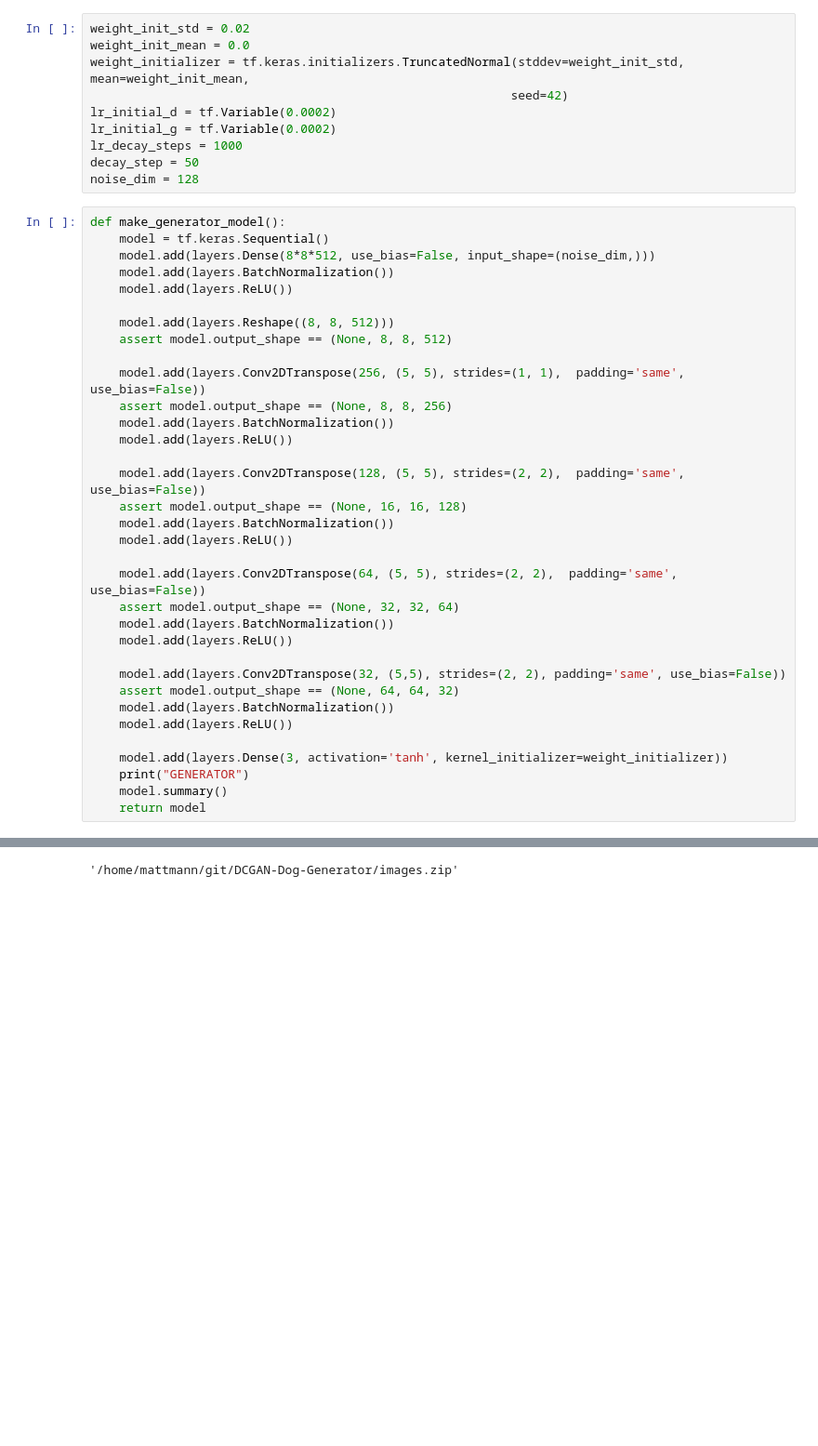
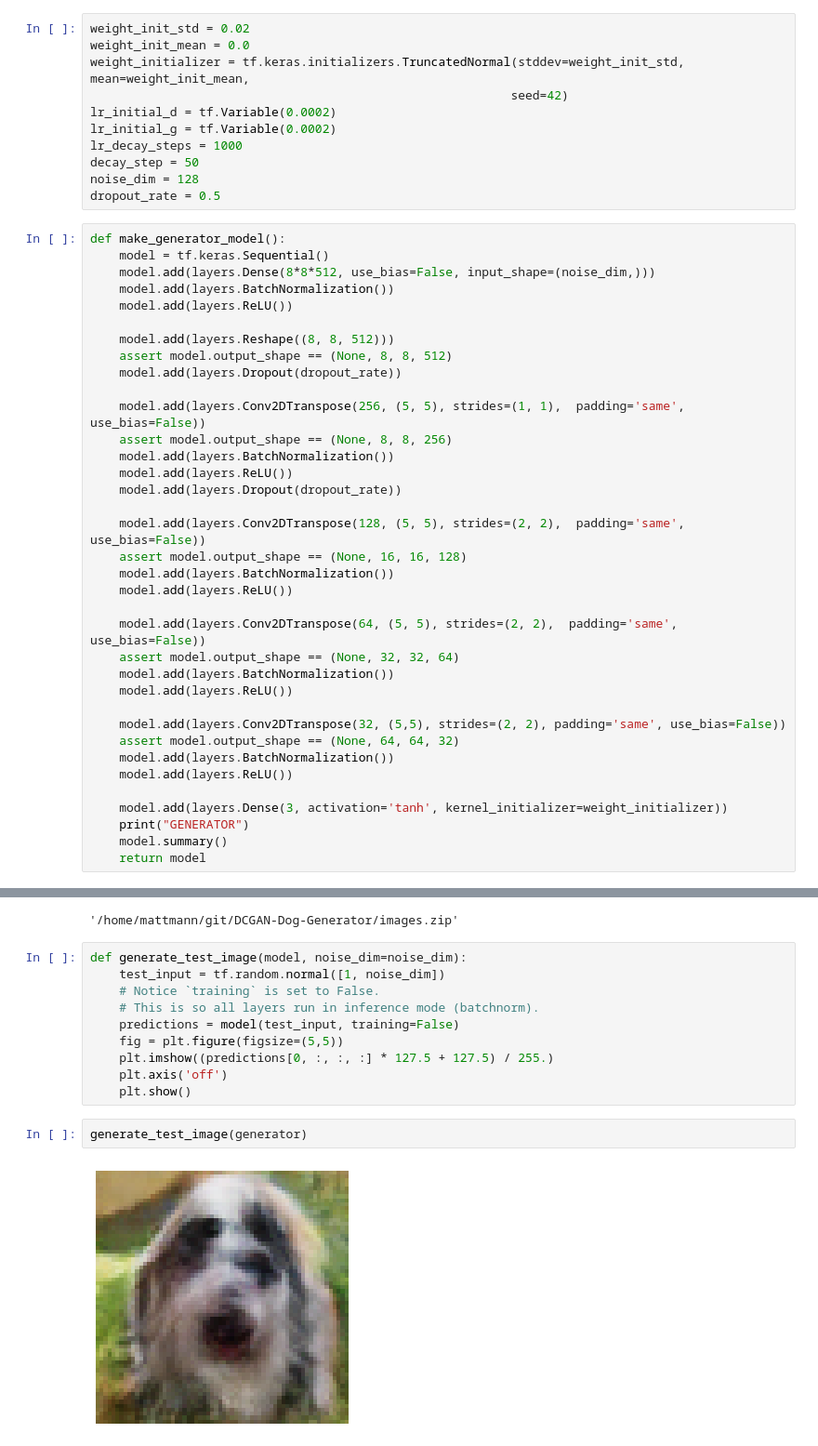
Before and after one commit to chrismattmann/DCGAN-Dog-Generator, a Jupyter notebook: tensorflow2-0-dcgan.ipynb, the cells around one changed output, grey strips where cells are left out. Shown at 93% size. Saved outputs shown, nothing was run; the diff lists cells and outputs as text; blank space fills up the shorter version.

Commit message:
minor updates to the simple generator.

```diff
--- a/tensorflow2-0-dcgan.ipynb
+++ b/tensorflow2-0-dcgan.ipynb
@@ -120,6 +120,7 @@ lr_initial_g = tf.Variable(0.0002)
 lr_decay_steps = 1000
 decay_step = 50
 noise_dim = 128
+dropout_rate = 0.5
 # %%
 def make_generator_model():
     model = tf.keras.Sequential()
@@ -129,11 +130,13 @@ def make_generator_model():
 
     model.add(layers.Reshape((8, 8, 512)))
     assert model.output_shape == (None, 8, 8, 512)
+    model.add(layers.Dropout(dropout_rate))
 
     model.add(layers.Conv2DTranspose(256, (5, 5), strides=(1, 1),  padding='same', use_bias=False))
     assert model.output_shape == (None, 8, 8, 256)
     model.add(layers.BatchNormalization())
     model.add(layers.ReLU())
+    model.add(layers.Dropout(dropout_rate))
 
     model.add(layers.Conv2DTranspose(128, (5, 5), strides=(2, 2),  padding='same', use_bias=False))
     assert model.output_shape == (None, 16, 16, 128)
@@ -463,3 +468,17 @@ if os.path.exists('images.zip'):
 shutil.make_archive('images', 'zip', './output_images')
 # %% [output]
 '/home/mattmann/git/DCGAN-Dog-Generator/images.zip'
+# %%
+def generate_test_image(model, noise_dim=noise_dim):
+    test_input = tf.random.normal([1, noise_dim])
+    # Notice `training` is set to False.
+    # This is so all layers run in inference mode (batchnorm).
+    predictions = model(test_input, training=False)
+    fig = plt.figure(figsize=(5,5))
+    plt.imshow((predictions[0, :, :, :] * 127.5 + 127.5) / 255.)
+    plt.axis('off')
+    plt.show()
+# %%
+generate_test_image(generator)
+# %% [output]
+[figure, added]
```
Also changed, not shown: parts of 7 cells of this notebook.
